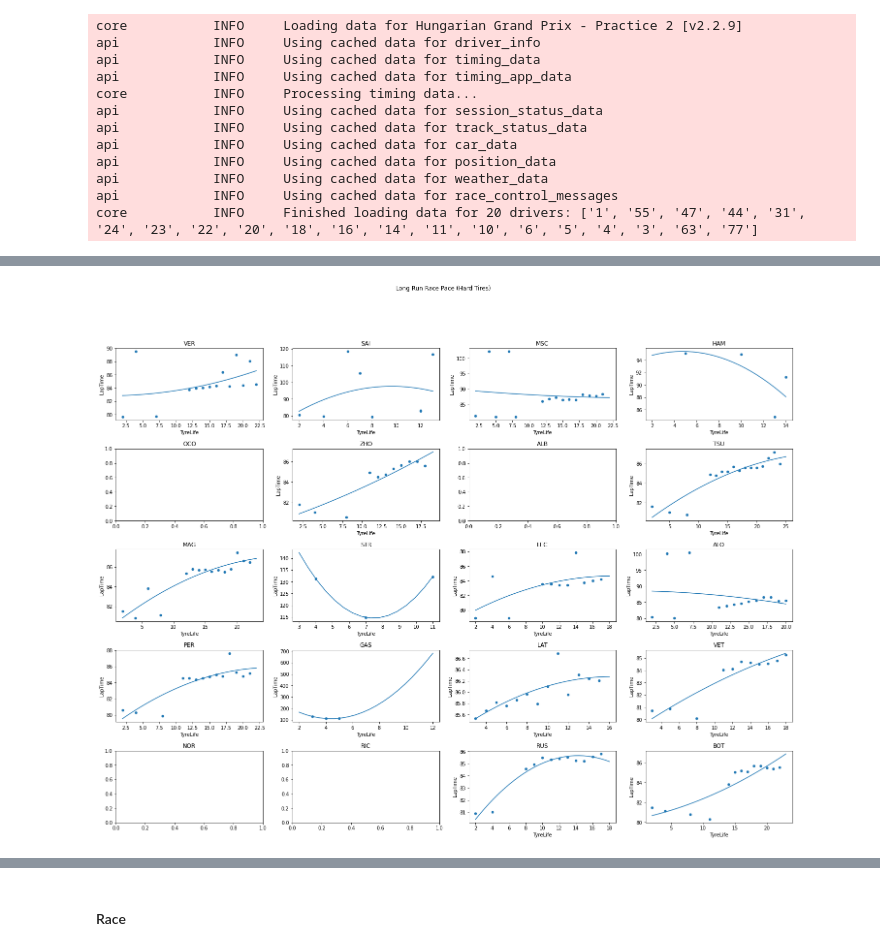
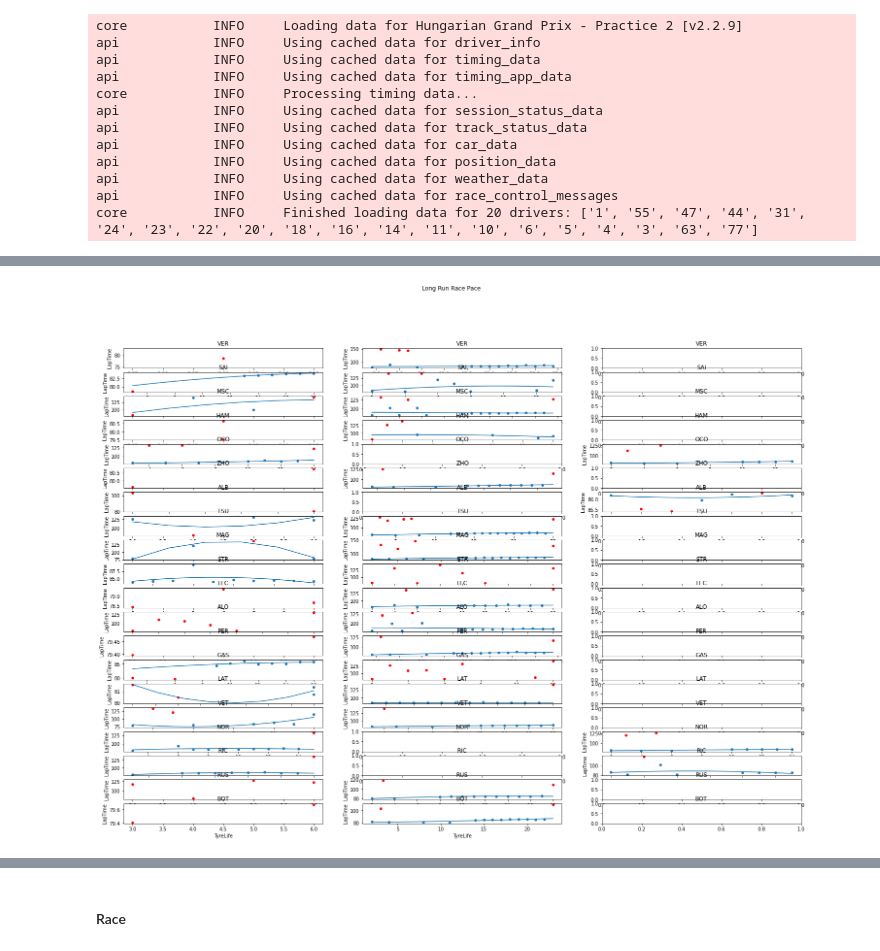
Before and after one commit to Kmanchine/FormulaOneRaceSimulator, a Jupyter notebook: Hungary2022.ipynb, the cells around one changed output, grey strips where cells are left out. Drawn from its saved outputs; the diff is of its cells as text; code cells hidden in the pictures.

```diff
--- a/Hungary2022.ipynb
+++ b/Hungary2022.ipynb
@@ -44,4 +36,4 @@ plot_tyre_model_all_drivers(FP2.laps, MEDIUM)
-# %%
-plot_tyre_model_all_drivers(FP2.laps, HARD)
-# %% [output]
-[figure, removed]
+# %%
+plot_dry_tyre_models_all_drivers(FP2.laps, get_all_driver_names(FP2.laps))
+# %% [output]
+[figure, added]
```
Also changed, not shown: parts of 13 cells of this notebook, 1 other file.
